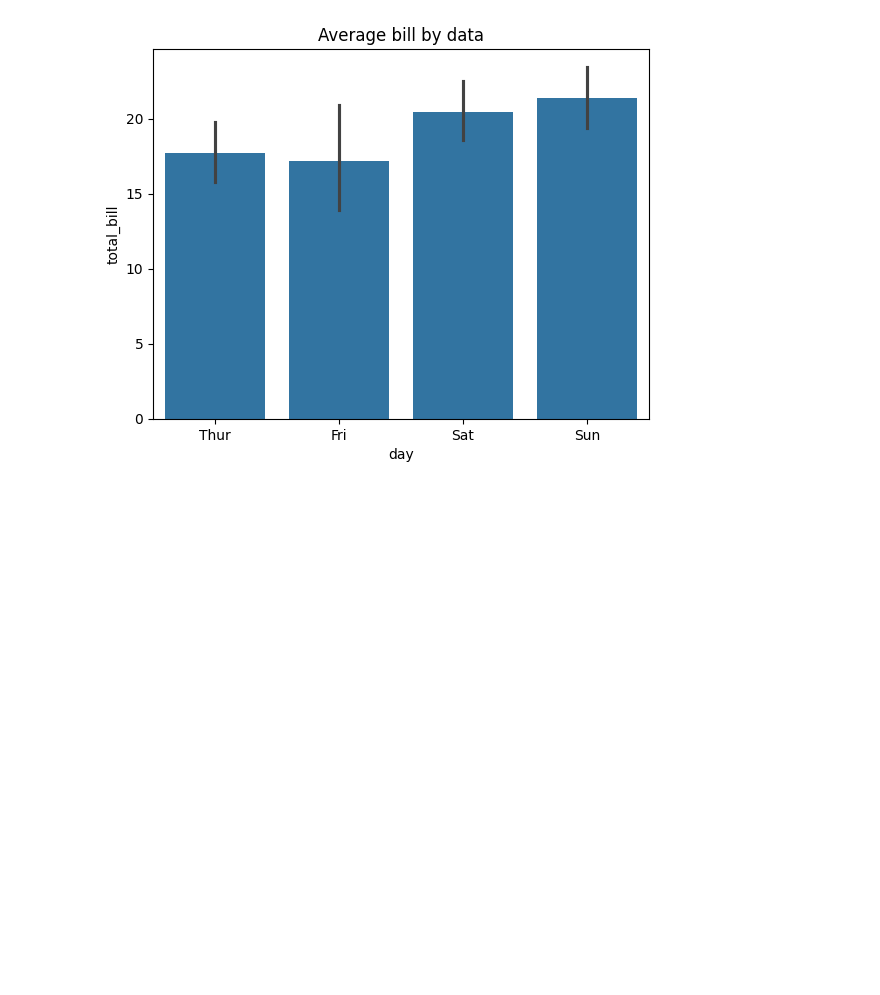
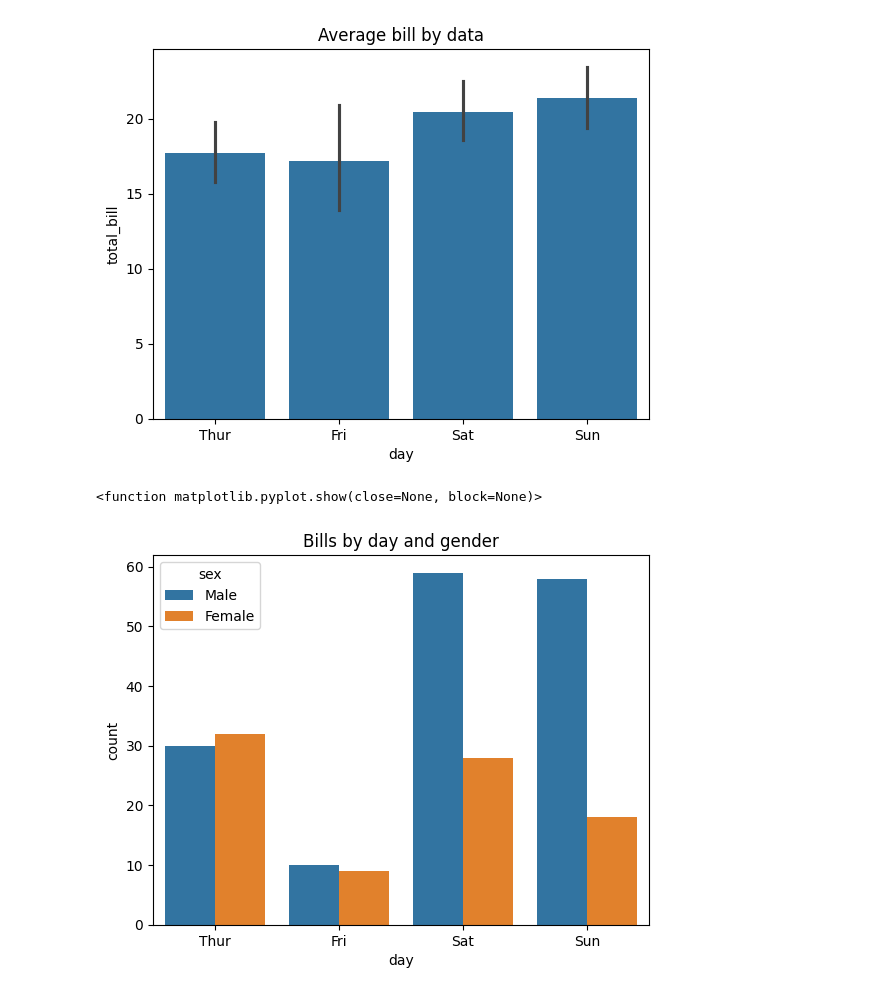
Before and after one commit to Subodhoraw/Python-revive, a Jupyter notebook: Q&A/python_details/seaborn1/seabornbasics.ipynb, the cells around one changed output. Saved outputs shown, nothing was run; the diff lists cells and outputs as text; code cells hidden in the pictures; blank space fills up the shorter version.

```diff
--- a/Q&A/python_details/seaborn1/seabornbasics.ipynb
+++ b/Q&A/python_details/seaborn1/seabornbasics.ipynb
@@ -78,3 +78,11 @@ plt.title('Average bill by data')
 plt.show()
 # %% [output]
 [figure]
+# %%
+## with hue
+sns.countplot(data = tips, x = 'day', hue = 'sex')
+plt.title('Bills by day and gender')
+plt.show
+# %% [output]
+<function matplotlib.pyplot.show(close=None, block=None)>
+[figure, added]
```
Also changed, not shown: parts of 4 cells of this notebook.
